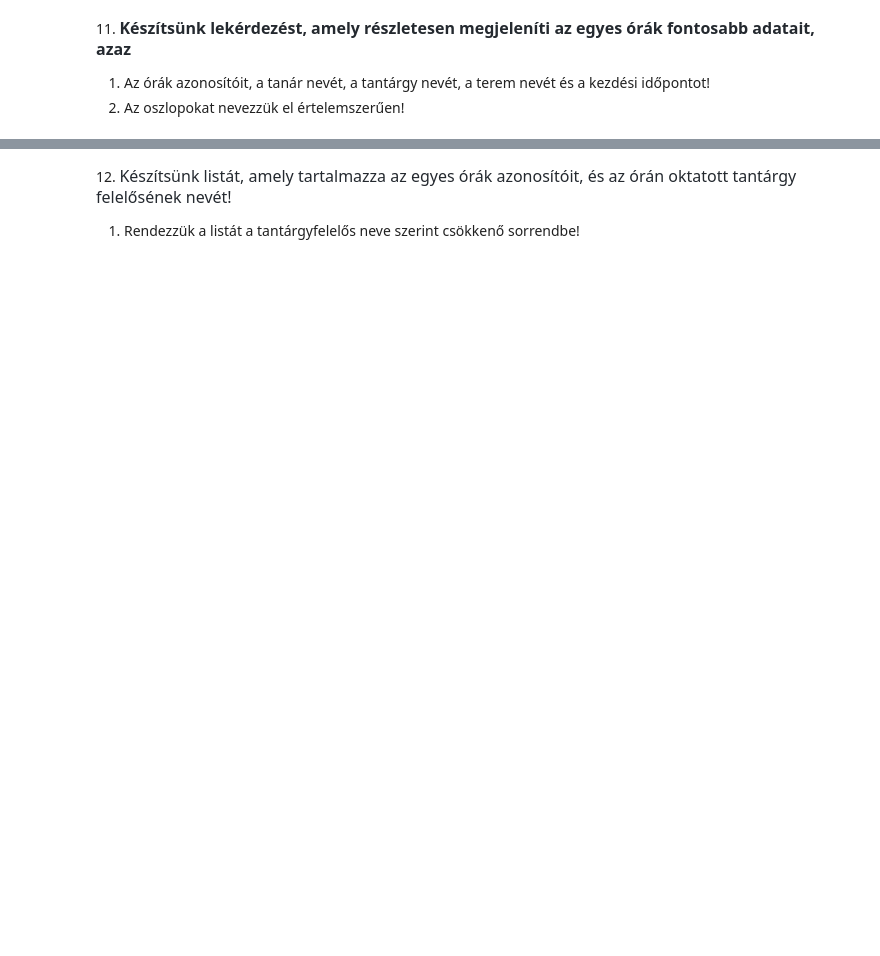
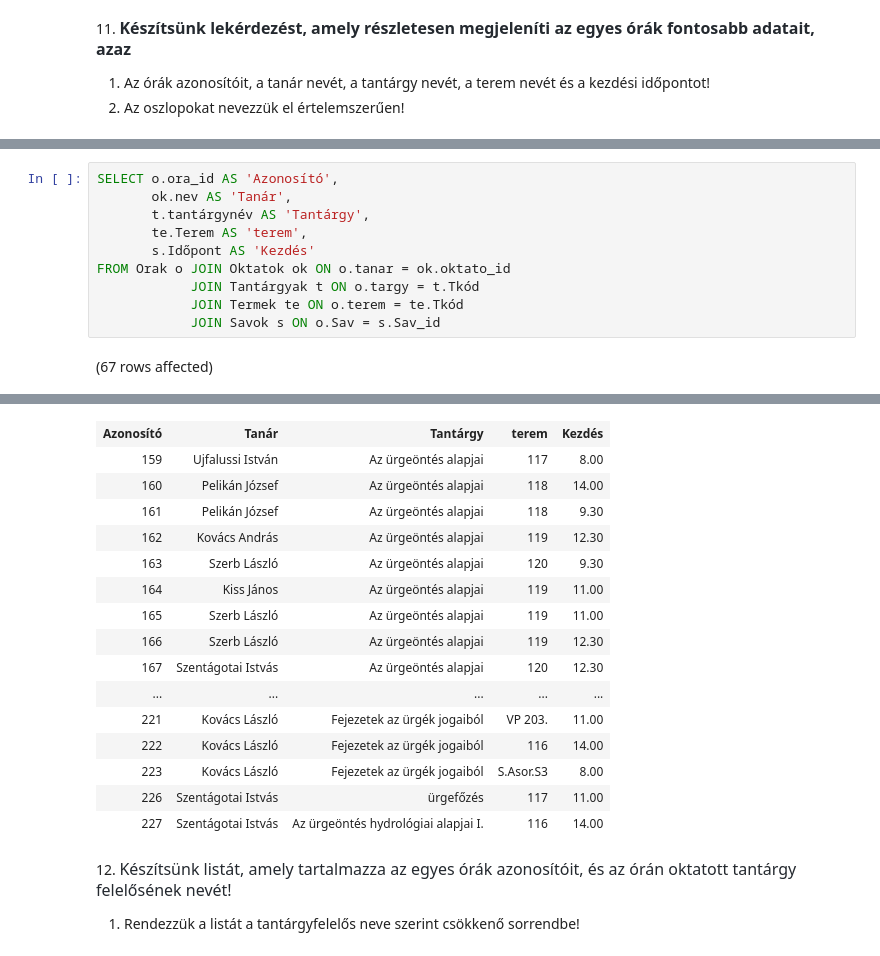
Before and after one commit to sesztaklorant/SQL, a Jupyter notebook: gyakorlat02_feladatok .ipynb, the cells around one changed output, grey strips where cells are left out. Cells and saved outputs as stored; diff of their text form; blank space fills up the shorter version.

```diff
--- a/gyakorlat02_feladatok .ipynb
+++ b/gyakorlat02_feladatok .ipynb
@@ -182,0 +273,12 @@ Total execution time: 00:00:00
+# %%
+SELECT o.ora_id AS 'Azonosító',
+       ok.nev AS 'Tanár',
+	   t.tantárgynév AS 'Tantárgy',
+	   te.Terem AS 'terem',
+	   s.Időpont AS 'Kezdés'
+FROM Orak o JOIN Oktatok ok ON o.tanar = ok.oktato_id
+            JOIN Tantárgyak t ON o.targy = t.Tkód
+            JOIN Termek te ON o.terem = te.Tkód
+            JOIN Savok s ON o.Sav = s.Sav_id
+# %% [output]
+(67 rows affected)
@@ -183,3 +286,19 @@ Total execution time: 00:00:00
+| Azonosító | Tanár | Tantárgy | terem | Kezdés |
+| 159 | Ujfalussi István | Az ürgeöntés alapjai | 117 | 8.00 |
+| 160 | Pelikán József | Az ürgeöntés alapjai | 118 | 14.00 |
+| 161 | Pelikán József | Az ürgeöntés alapjai | 118 | 9.30 |
+| 162 | Kovács András | Az ürgeöntés alapjai | 119 | 12.30 |
+| 163 | Szerb László | Az ürgeöntés alapjai | 120 | 9.30 |
+| 164 | Kiss János | Az ürgeöntés alapjai | 119 | 11.00 |
+| 165 | Szerb László | Az ürgeöntés alapjai | 119 | 11.00 |
+| 166 | Szerb László | Az ürgeöntés alapjai | 119 | 12.30 |
+| 167 | Szentágotai Istvás | Az ürgeöntés alapjai | 120 | 12.30 |
+| ... | ... | ... | ... | ... |
+| 221 | Kovács László | Fejezetek az ürgék jogaiból | VP 203. | 11.00 |
+| 222 | Kovács László | Fejezetek az ürgék jogaiból | 116 | 14.00 |
+| 223 | Kovács László | Fejezetek az ürgék jogaiból | S.Asor.S3 | 8.00 |
+| 226 | Szentágotai Istvás | ürgefőzés | 117 | 11.00 |
+| 227 | Szentágotai Istvás | Az ürgeöntés hydrológiai alapjai I. | 116 | 14.00 |
 # %% [markdown]
 12. <span style="color: rgb(36, 41, 47); font-family: -apple-system, BlinkMacSystemFont, &quot;Segoe UI&quot;, Helvetica, Arial, sans-serif, &quot;Apple Color Emoji&quot;, &quot;Segoe UI Emoji&quot;; font-size: 16px;">Készítsünk listát, amely tartalmazza az egyes órák azonosítóit, és az órán oktatott tantárgy felelősének nevét!</span>
 
```
Also changed, not shown: parts of 26 cells of this notebook.
